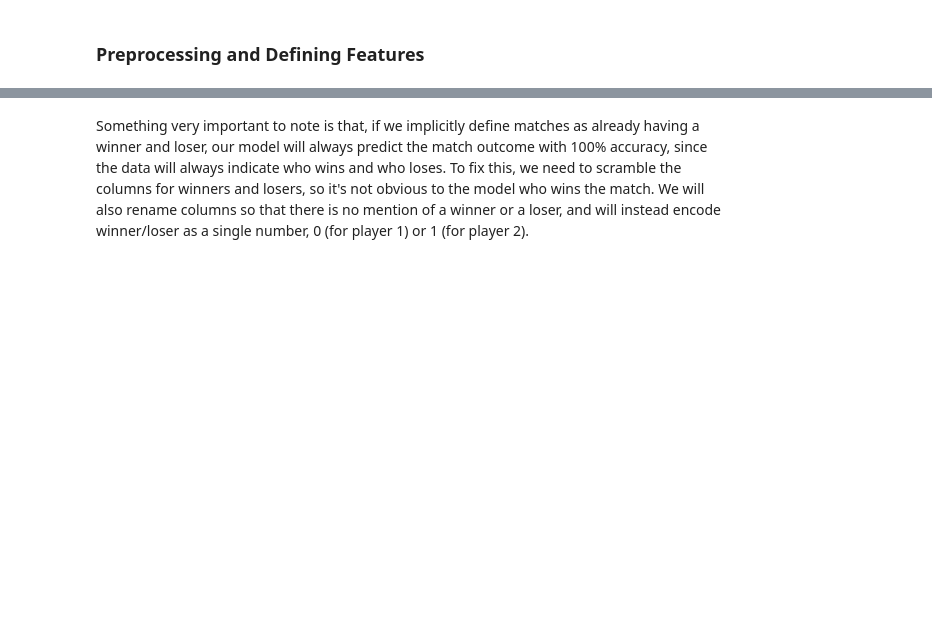
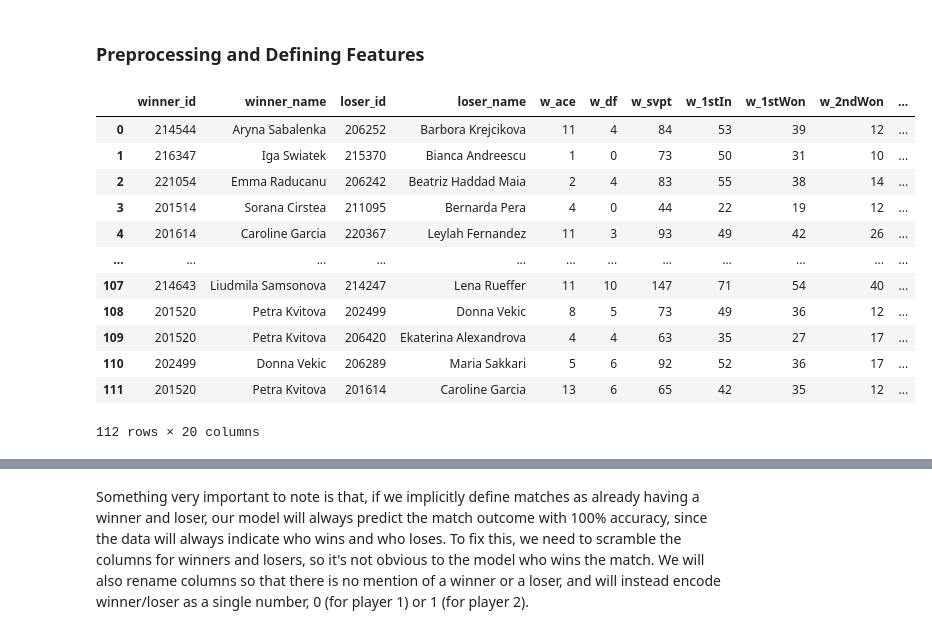
Before and after one commit to AnnambhotlaK/mlproject, a Jupyter notebook: notebook/wta_model_training.ipynb, the cells around one changed output, grey strips where cells are left out. Drawn from its saved outputs; the diff is of its cells as text; code cells hidden in the pictures; blank space fills up the shorter version.

```diff
--- a/notebook/wta_model_training.ipynb
+++ b/notebook/wta_model_training.ipynb
@@ -43,15 +43,31 @@ df.head()
 # %%
 # First, we want to drop columns that we know will not be useful for our model or understanding.
 # Information related to the tournament is not relevant
 df.drop(columns=['tourney_id', 'tourney_name', 'surface', 'draw_size', 'tourney_level', 'tourney_date'], axis=1, inplace=True)
 # Certain information about players (e.g. height, age, hand) are also irrelevant
 df.drop(columns=['winner_hand', 'loser_hand', 'winner_ht', 'loser_ht', 'winner_age', 'loser_age', 'winner_ioc', 'loser_ioc'], axis=1, inplace=True)
 # Certain match information will also be irrelevant for predictions
 df.drop(columns=['match_num', 'best_of', 'round', 'minutes', 'score'], axis=1, inplace=True)
 # For now, we will also drop most columns outside of statistics, although we may use some of these in future iterations
 df.drop(columns=['winner_seed', 'loser_seed', 'winner_entry', 'loser_entry', 'winner_rank', 'loser_rank', 'winner_rank_points', 'loser_rank_points'], axis=1, inplace=True)
 # We will also drop 'bp_saved' for both players, since we found this was not a meaningful statistic in our EDA
 df.drop(columns=['w_bpSaved', 'l_bpSaved'], axis=1, inplace=True)
+# Finally, drop observations with NaN values
+df.dropna()
+# %% [output]
+|  | winner_id | winner_name | loser_id | loser_name | w_ace | w_df | w_svpt | w_1stIn | w_1stWon | w_2ndWon | ... |
+| 0 | 214544 | Aryna Sabalenka | 206252 | Barbora Krejcikova | 11 | 4 | 84 | 53 | 39 | 12 | ... |
+| 1 | 216347 | Iga Swiatek | 215370 | Bianca Andreescu | 1 | 0 | 73 | 50 | 31 | 10 | ... |
+| 2 | 221054 | Emma Raducanu | 206242 | Beatriz Haddad Maia | 2 | 4 | 83 | 55 | 38 | 14 | ... |
+| 3 | 201514 | Sorana Cirstea | 211095 | Bernarda Pera | 4 | 0 | 44 | 22 | 19 | 12 | ... |
+| 4 | 201614 | Caroline Garcia | 220367 | Leylah Fernandez | 11 | 3 | 93 | 49 | 42 | 26 | ... |
+| ... | ... | ... | ... | ... | ... | ... | ... | ... | ... | ... | ... |
+| 107 | 214643 | Liudmila Samsonova | 214247 | Lena Rueffer | 11 | 10 | 147 | 71 | 54 | 40 | ... |
+| 108 | 201520 | Petra Kvitova | 202499 | Donna Vekic | 8 | 5 | 73 | 49 | 36 | 12 | ... |
+| 109 | 201520 | Petra Kvitova | 206420 | Ekaterina Alexandrova | 4 | 4 | 63 | 35 | 27 | 17 | ... |
+| 110 | 202499 | Donna Vekic | 206289 | Maria Sakkari | 5 | 6 | 92 | 52 | 36 | 17 | ... |
+| 111 | 201520 | Petra Kvitova | 201614 | Caroline Garcia | 13 | 6 | 65 | 42 | 35 | 12 | ... |
+112 rows × 20 columns
 # %%
 df.head()
 # %% [output]
```
Also changed, not shown: parts of 9 cells of this notebook, 5 other files.
